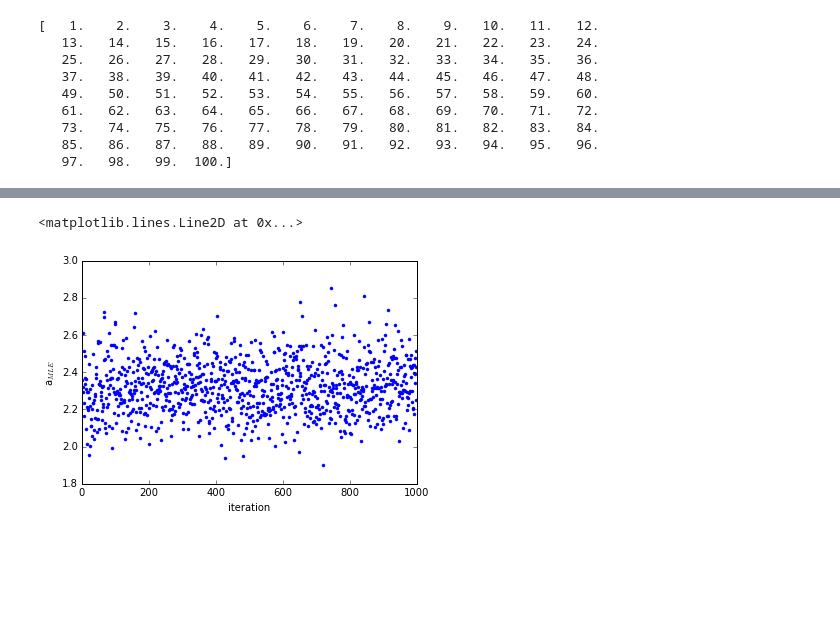
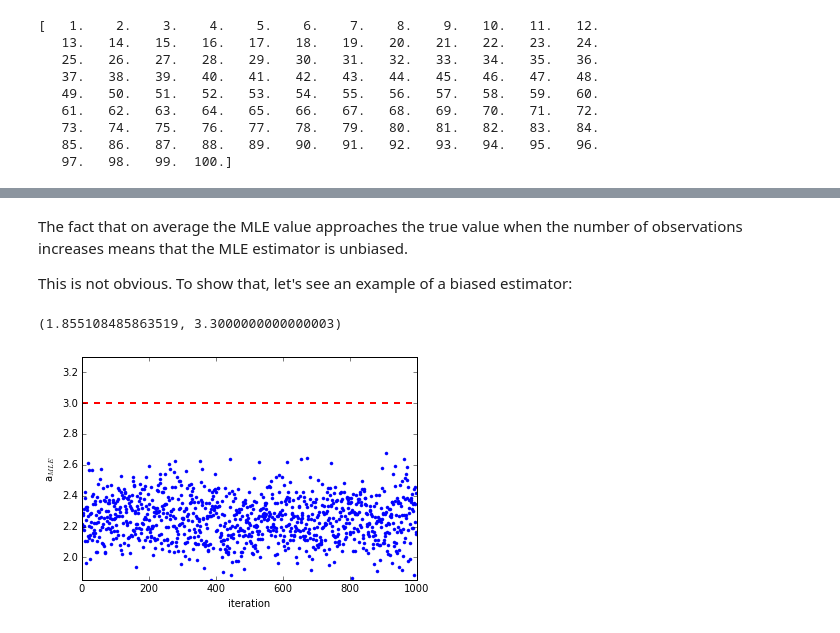
Before and after one commit to giacomov/fermi_school_like, a Jupyter notebook: Summer_school_2016.ipynb, the cells around one changed output, grey strips where cells are left out. Saved outputs shown, nothing was run; the diff lists cells and outputs as text; code cells hidden in the pictures; blank space fills up the shorter version.

```diff
--- a/Summer_school_2016.ipynb
+++ b/Summer_school_2016.ipynb
@@ -14,13 +24,11 @@ from matplotlib import pyplot as plt
 
 n_bins = 100
 
-# Generate number of bins in x
+# Generate bins in x
+bin_boundaries = np.linspace(1,100,100)
+bins = Bins(bin_boundaries)
 
-xs = np.linspace(1,100,n_bins)
-
-# Print them
-
-print(xs)
+print(bins.boundaries)
 # %% [output]
 [   1.    2.    3.    4.    5.    6.    7.    8.    9.   10.   11.   12.
    13.   14.   15.   16.   17.   18.   19.   20.   21.   22.   23.   24.
@@ -60,7 +79,5 @@ plt.plot(xs, true_signal(xs))
 # %%
-# Prepare a likelihood analysis
-
-# First we need to assume a model. In this case we know that it
+# Then we need to assume a model. In this case we know that it
 # must be a line. Let's start from values close but not quite
 # like the true value (which in a real analysis we wouldn't know)
 
@@ -70,6 +87,15 @@ model = Constant(a)
 # Then we need to decide a noise model
 noise_model = 'Poisson'
 
-# Now we can create a Likelihood analysis
+# Now we can create a Likelihood analysis and perform
+# its maximization
 
-like = Likelihood(xs, data, model, noise_model)
+like = Likelihood(bins, data, model, noise_model)
+
+# Find the Maximum Likelihood Estimate for our parameter:
+
+a_mle = like.maximize()
+
+# Print the MLE estimate. It should be close enough (but not exact. why?)
+
+print("MLE estimate for a: %.3f " % a_mle)
@@ -113,23 +139,30 @@ plt.axvline(a_true, color='red', lw=2, linestyle='--', zorder=100)
+# %% [markdown]
+The fact that on average the MLE value approaches the true value when the number of observations increases means that the MLE estimator is unbiased.
+
+This is not obvious. To show that, let's see an example of a biased estimator:
 # %%
-# So MLE is unbiased!
-
 # If you want an example of a biased estimator, let's use chi square
-# in this case
+# in this case. As shown in the presentation, maximizing a likelihood with a
+# Gaussian noise model is equivalent to minimize chi square
 like.noise_model = 'gaussian'
 
-many_a_mle_chi, = like.generate_and_fit(data_generative_process, 1000)
+many_a_mle_chi = like.generate_and_fit(data_generative_process, 1000)
 
 # Now let's plot for example the maximum estimates for a
 
 plt.plot(many_a_mle_chi,'.')
 plt.ylabel(r"a$_{MLE}$")
 plt.xlabel("iteration")
 
 # Plot the true value
-plt.axhline(a_true)
+plt.axhline(a_true, color='red',lw=2,linestyle='--')
+
+# Let's adjust the y range to include the points and the
+# true value
+plt.ylim([many_a_mle_chi.min(), a_true * 1.1])
 # %% [output]
-<matplotlib.lines.Line2D at 0x...>
+(1.855108485863519, 3.3000000000000003)
-[figure, old version]
+[figure, new version]
 # %%
 histogram = plt.hist(many_a_mle_chi, 20)
 
```
Also changed, not shown: parts of 22 cells of this notebook, 5 other files.
